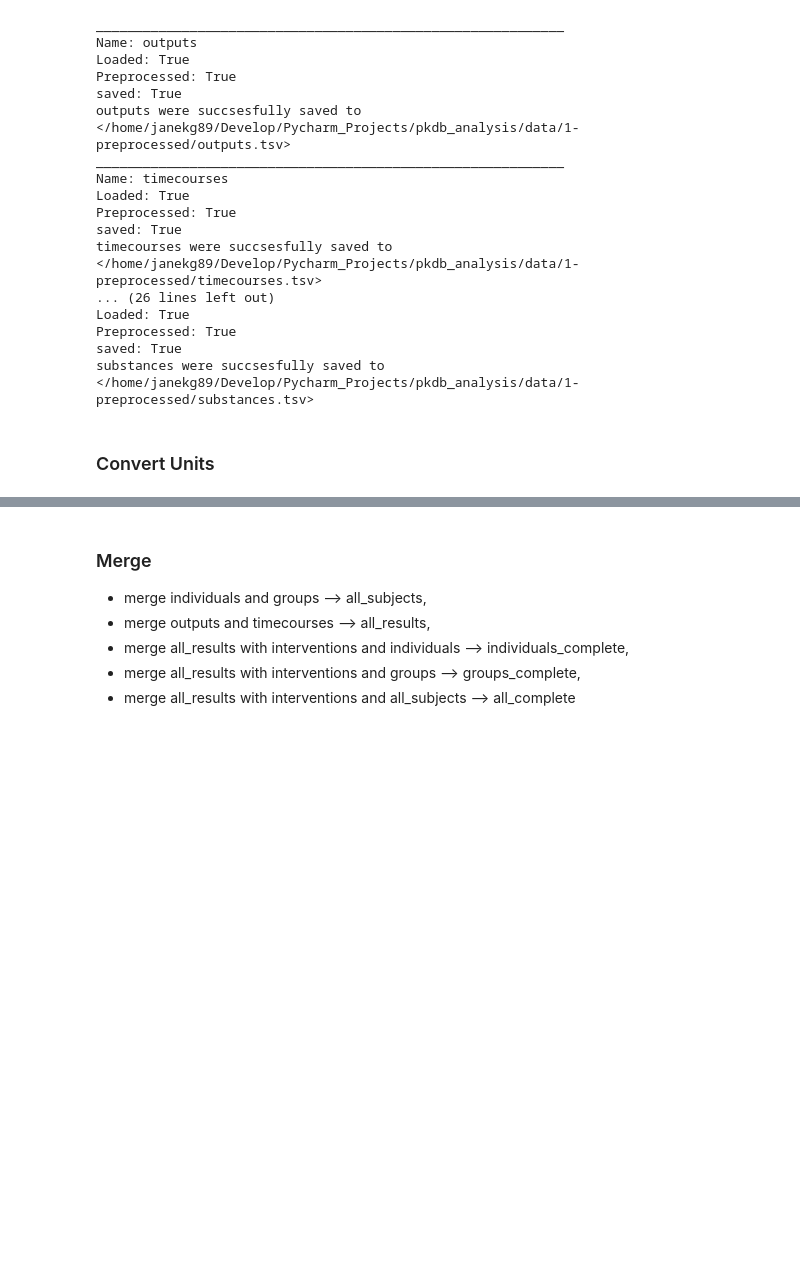
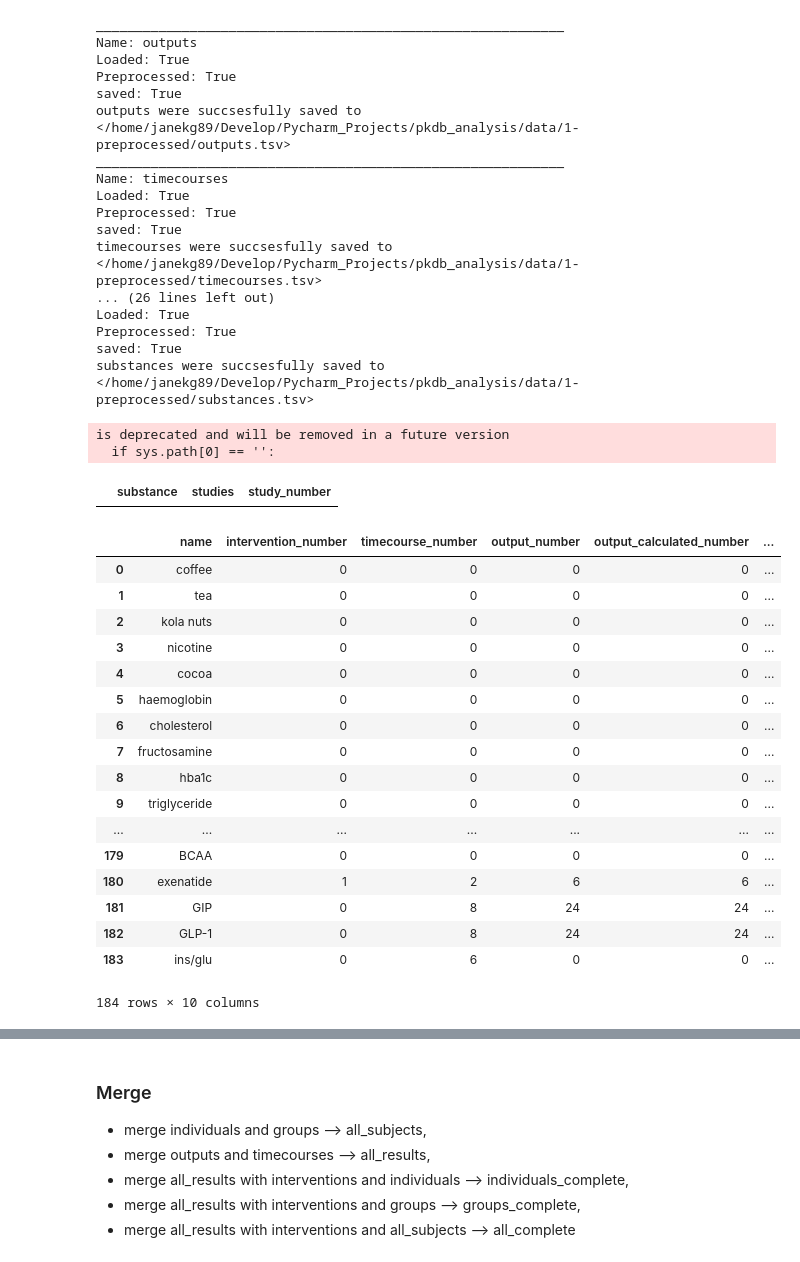
Before and after one commit to matthiaskoenig/pkdb_analysis, a Jupyter notebook: 01-Data_Prep.ipynb, the cells around one changed output, grey strips where cells are left out. Cells and saved outputs as stored; diff of their text form; code cells hidden in the pictures; blank space fills up the shorter version.

```diff
--- a/01-Data_Prep.ipynb
+++ b/01-Data_Prep.ipynb
@@ -62,5 +64,48 @@ Loaded: True
 Preprocessed: True
 saved: True
 substances were succsesfully saved to </home/janekg89/Develop/Pycharm_Projects/pkdb_analysis/data/1-preprocessed/substances.tsv>
-# %% [markdown]
-### Convert Units
+# %%
+studies = PkdbModel('studies',destination='1-preprocessed')
+studies.read()
+frames = []
+for number,row in studies.data.dropna(subset=["substances"]).iterrows():
+    substances = [{"study":row["name"],"substance":x.strip()} for x in row["substances"].split(",")]
+    frames.append(pd.DataFrame(substances))
+
+study_substance_map = pd.concat(frames)
+substance_study = study_substance_map.groupby(['substance'])['study'].agg(
+    {
+        'studies': lambda x: ','.join(x),
+        'study_number': lambda x:len(x)
+        })
+substance_study = substance_study.reset_index()
+# %% [output]
+is deprecated and will be removed in a future version
+  if sys.path[0] == '':
+# %%
+substance_study[substance_study["substance"]=="caf"]
+# %% [output]
+|  | substance | studies | study_number |
+# %%
+substances = PkdbModel('substances',destination='1-preprocessed')
+substances.read()
+substances.data
+# %% [output]
+|  | name | intervention_number | timecourse_number | output_number | output_calculated_number | ... |
+| 0 | coffee | 0 | 0 | 0 | 0 | ... |
+| 1 | tea | 0 | 0 | 0 | 0 | ... |
+| 2 | kola nuts | 0 | 0 | 0 | 0 | ... |
+| 3 | nicotine | 0 | 0 | 0 | 0 | ... |
+| 4 | cocoa | 0 | 0 | 0 | 0 | ... |
+| 5 | haemoglobin | 0 | 0 | 0 | 0 | ... |
+| 6 | cholesterol | 0 | 0 | 0 | 0 | ... |
+| 7 | fructosamine | 0 | 0 | 0 | 0 | ... |
+| 8 | hba1c | 0 | 0 | 0 | 0 | ... |
+| 9 | triglyceride | 0 | 0 | 0 | 0 | ... |
+| ... | ... | ... | ... | ... | ... | ... |
+| 179 | BCAA | 0 | 0 | 0 | 0 | ... |
+| 180 | exenatide | 1 | 2 | 6 | 6 | ... |
+| 181 | GIP | 0 | 8 | 24 | 24 | ... |
+| 182 | GLP-1 | 0 | 8 | 24 | 24 | ... |
+| 183 | ins/glu | 0 | 6 | 0 | 0 | ... |
+184 rows × 10 columns
```
Also changed, not shown: parts of 11 cells of this notebook, 6 other files.
